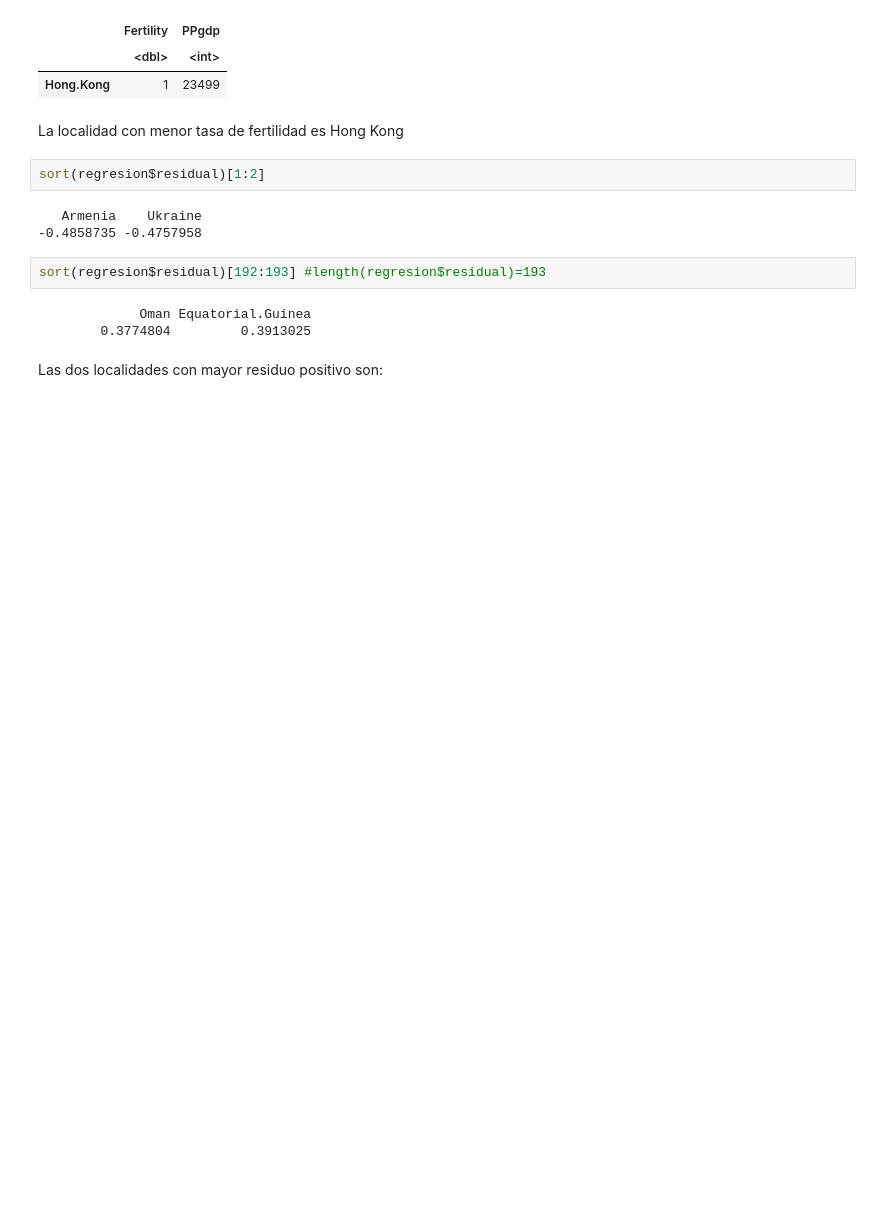
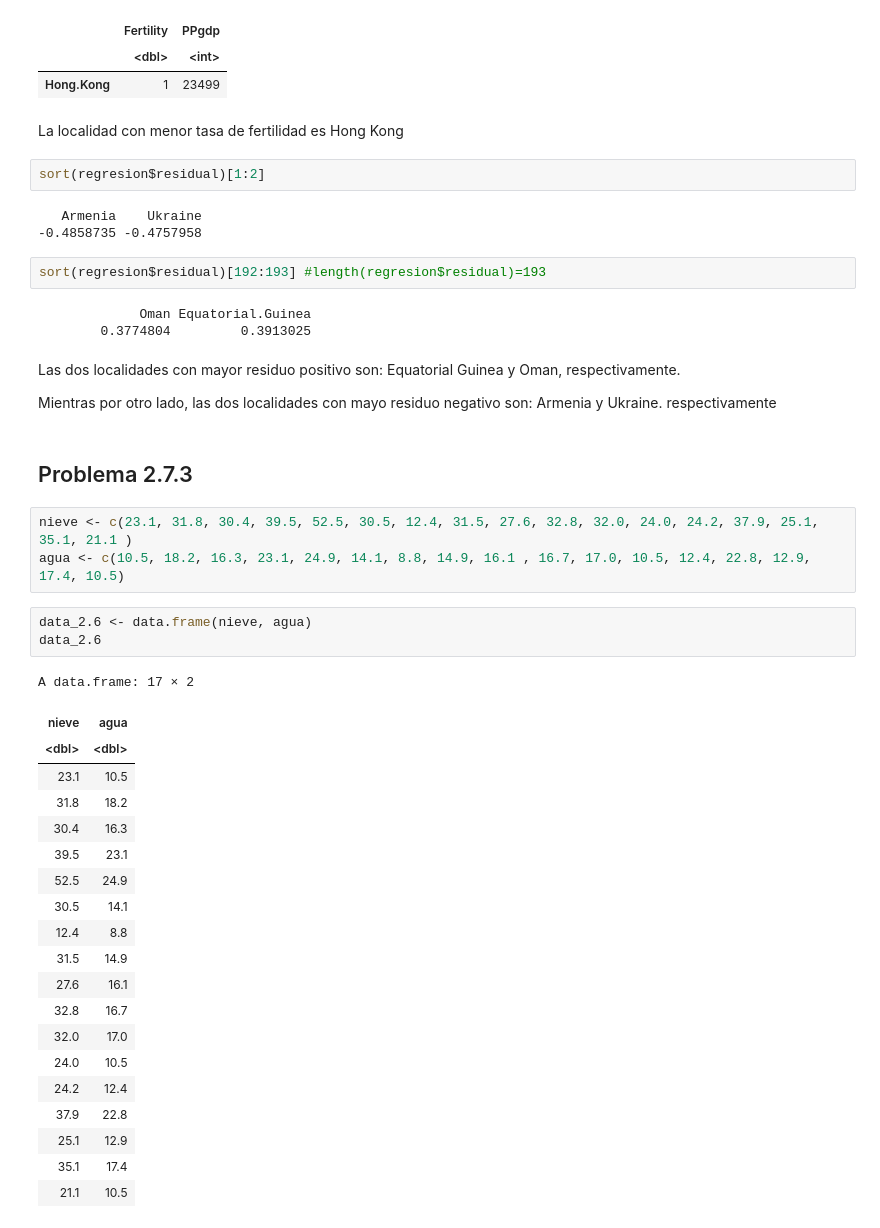
Before and after one commit to Taz-Ricardo/Mat-266, a Jupyter notebook: Tarea_1_regresion.ipynb, the cells around one changed output. Drawn from its saved outputs; the diff is of its cells as text; blank space fills up the shorter version.

```diff
--- a/Tarea_1_regresion.ipynb
+++ b/Tarea_1_regresion.ipynb
@@ -243,5 +213,36 @@ sort(regresion$residual)[192:193] #length(regresion$residual)=193
 # %% [output]
              Oman Equatorial.Guinea
         0.3774804         0.3913025
-# %% [markdown]
-Las dos localidades con mayor residuo positivo son:
+# %% [markdown]
+Las dos localidades con mayor residuo positivo son: Equatorial Guinea y Oman, respectivamente.
+
+Mientras por otro lado, las dos localidades con mayo residuo negativo son: Armenia y Ukraine. respectivamente
+# %% [markdown]
+## Problema 2.7.3
+# %%
+nieve <- c(23.1, 31.8, 30.4, 39.5, 52.5, 30.5, 12.4, 31.5, 27.6, 32.8, 32.0, 24.0, 24.2, 37.9, 25.1, 35.1, 21.1 )
+agua <- c(10.5, 18.2, 16.3, 23.1, 24.9, 14.1, 8.8, 14.9, 16.1 , 16.7, 17.0, 10.5, 12.4, 22.8, 12.9, 17.4, 10.5)
+# %%
+data_2.6 <- data.frame(nieve, agua)
+data_2.6
+# %% [output]
+A data.frame: 17 × 2
+| nieve | agua |
+| <dbl> | <dbl> |
+| 23.1 | 10.5 |
+| 31.8 | 18.2 |
+| 30.4 | 16.3 |
+| 39.5 | 23.1 |
+| 52.5 | 24.9 |
+| 30.5 | 14.1 |
+| 12.4 | 8.8 |
+| 31.5 | 14.9 |
+| 27.6 | 16.1 |
+| 32.8 | 16.7 |
+| 32.0 | 17.0 |
+| 24.0 | 10.5 |
+| 24.2 | 12.4 |
+| 37.9 | 22.8 |
+| 25.1 | 12.9 |
+| 35.1 | 17.4 |
+| 21.1 | 10.5 |
```
Also changed, not shown: parts of 17 cells of this notebook.
